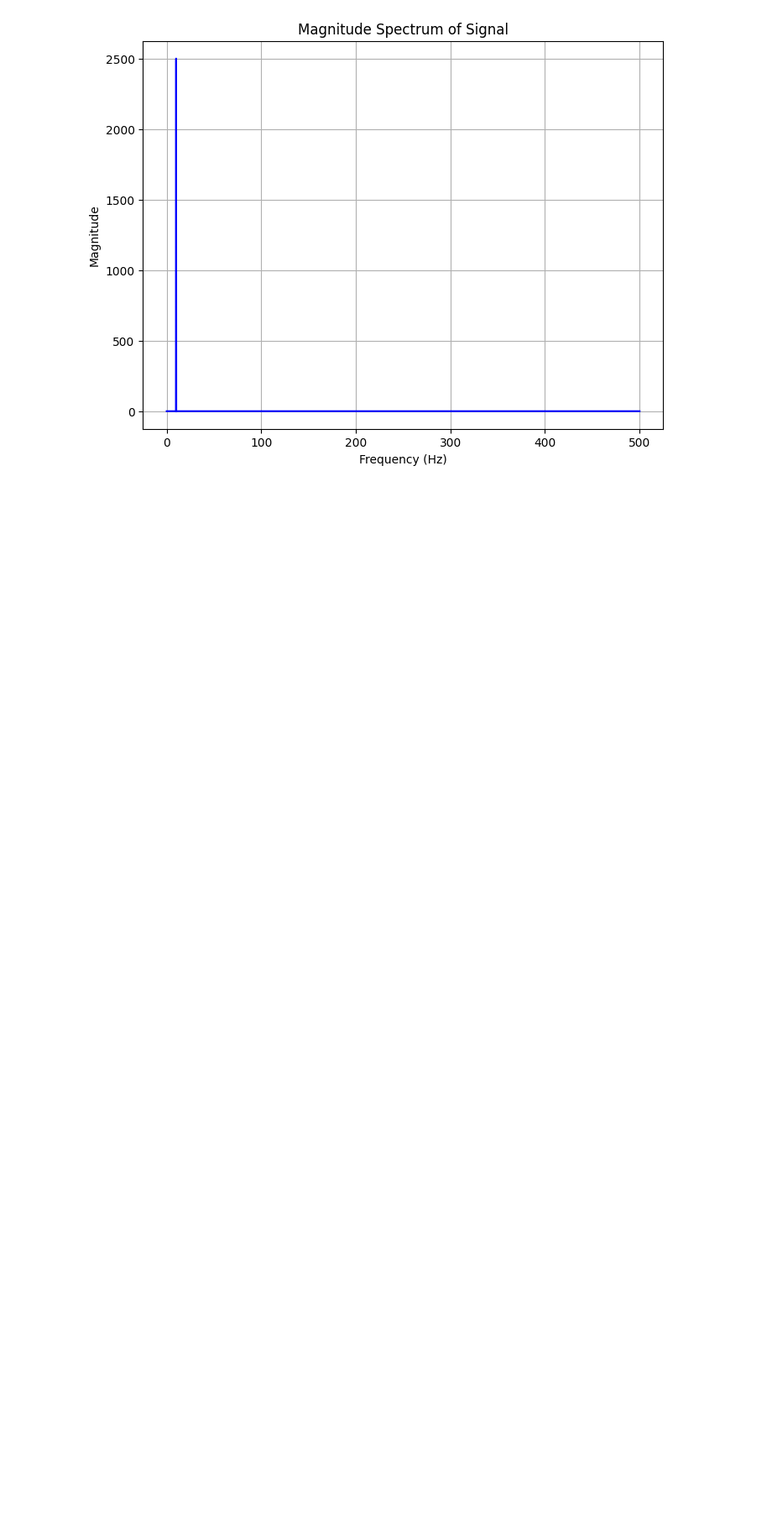
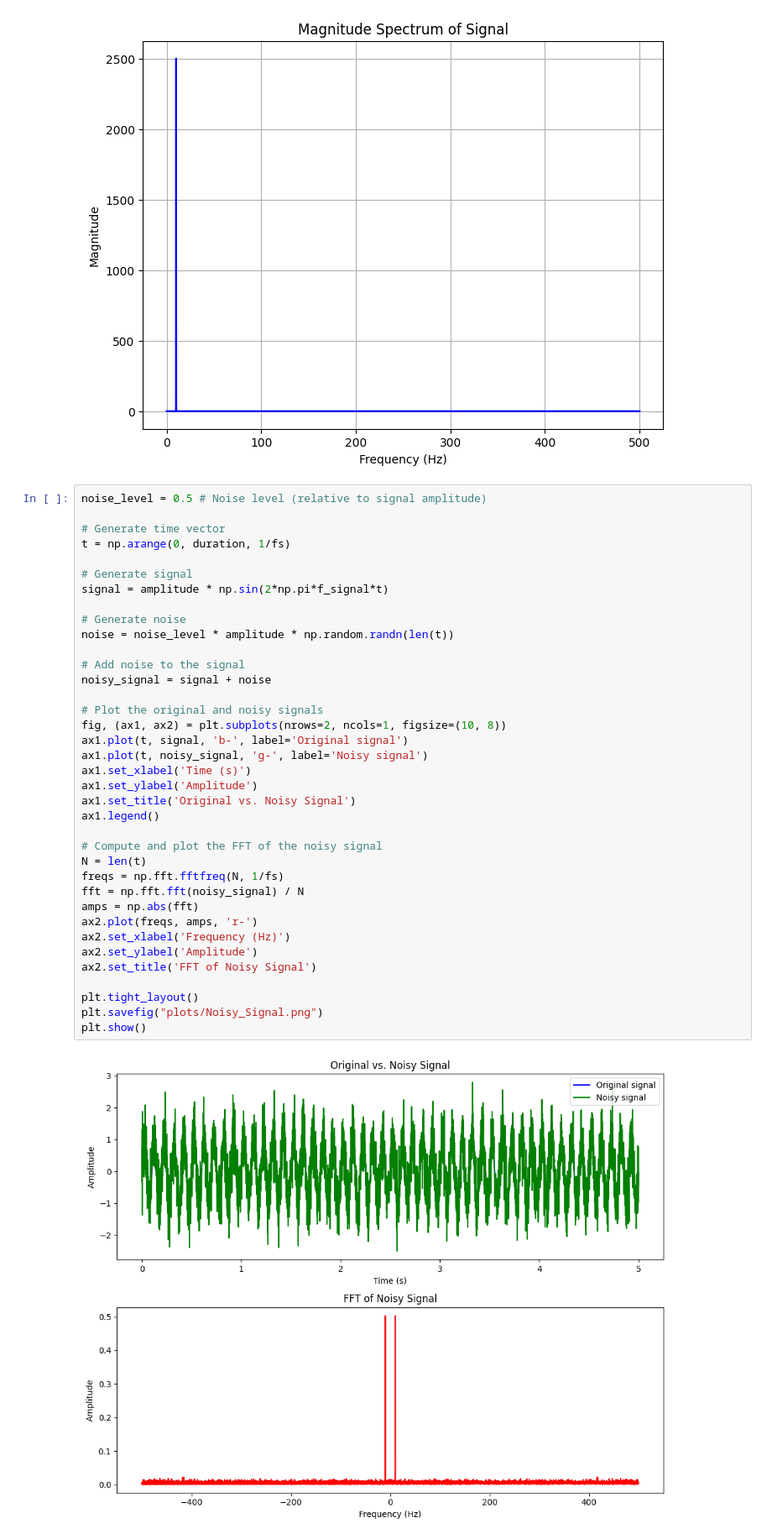
Before and after one commit to aalapkhanolkar/dsp_filters, a Jupyter notebook: dsp_filters.ipynb, the cells around one changed output. Shown at 84% size. Cells and saved outputs as stored; diff of their text form; blank space fills up the shorter version.

Commit message:
Noisy Signal Updates

```diff
--- a/dsp_filters.ipynb
+++ b/dsp_filters.ipynb
@@ -42,3 +42,42 @@ plt.savefig("plots/Orignal_Signal_FFT.png")
 plt.show()
 # %% [output]
 [figure]
+# %%
+noise_level = 0.5 # Noise level (relative to signal amplitude)
+
+# Generate time vector
+t = np.arange(0, duration, 1/fs)
+
+# Generate signal
+signal = amplitude * np.sin(2*np.pi*f_signal*t)
+
+# Generate noise
+noise = noise_level * amplitude * np.random.randn(len(t))
+
+# Add noise to the signal
+noisy_signal = signal + noise
+
+# Plot the original and noisy signals
+fig, (ax1, ax2) = plt.subplots(nrows=2, ncols=1, figsize=(10, 8))
+ax1.plot(t, signal, 'b-', label='Original signal')
+ax1.plot(t, noisy_signal, 'g-', label='Noisy signal')
+ax1.set_xlabel('Time (s)')
+ax1.set_ylabel('Amplitude')
+ax1.set_title('Original vs. Noisy Signal')
+ax1.legend()
+
+# Compute and plot the FFT of the noisy signal
+N = len(t)
+freqs = np.fft.fftfreq(N, 1/fs)
+fft = np.fft.fft(noisy_signal) / N
+amps = np.abs(fft)
+ax2.plot(freqs, amps, 'r-')
+ax2.set_xlabel('Frequency (Hz)')
+ax2.set_ylabel('Amplitude')
+ax2.set_title('FFT of Noisy Signal')
+
+plt.tight_layout()
+plt.savefig("plots/Noisy_Signal.png")
+plt.show()
+# %% [output]
+[figure, added]
```
Also changed, not shown: 1 other file.
